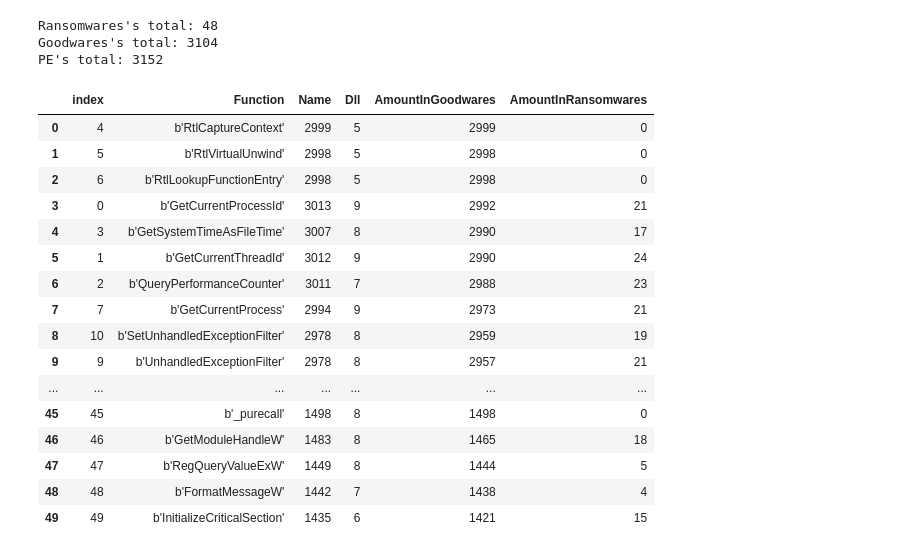
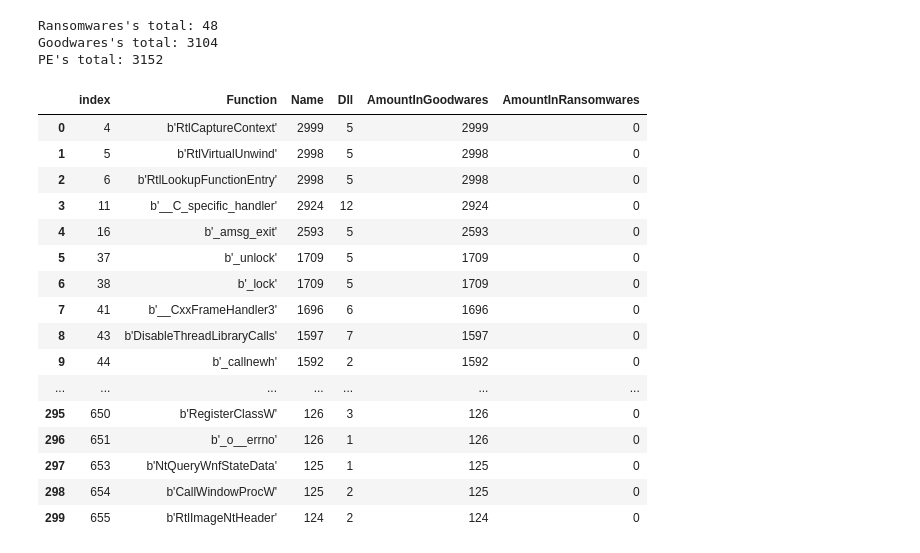
Before and after one commit to c2dc/nastyware, a Jupyter notebook: notebooks/static-attributes.ipynb, the cells around one changed output. Drawn from its saved outputs; the diff is of its cells as text; code cells hidden in the pictures.

```diff
--- a/notebooks/static-attributes.ipynb
+++ b/notebooks/static-attributes.ipynb
@@ -634,23 +634,24 @@ Goodwares's total: 3104
 PE's total: 3152
 # %%
 peFunctions = pd.read_csv("./peFunctions.csv")
-# peFunctions.sort_values(['AmountInRansomwares', 'AmountInGoodwares'], ascending=[False, True]).reset_index().head(50)
-peFunctions.sort_values(['AmountInGoodwares', 'AmountInRansomwares'], ascending=[False, True]).reset_index().head(50)
+# peFunctions.sort_values(['AmountInRansomwares', 'AmountInGoodwares'], ascending=[False, False]).reset_index().head(50)
+peFunctions.sort_values(['AmountInRansomwares', 'AmountInGoodwares'], ascending=[True, False]).reset_index().head(300)
+# peFunctions.sort_values(['AmountInGoodwares', 'AmountInRansomwares'], ascending=[False, True]).reset_index().head(50)
 # %% [output]
 |  | index | Function | Name | Dll | AmountInGoodwares | AmountInRansomwares |
 | 0 | 4 | b'RtlCaptureContext' | 2999 | 5 | 2999 | 0 |
 | 1 | 5 | b'RtlVirtualUnwind' | 2998 | 5 | 2998 | 0 |
 | 2 | 6 | b'RtlLookupFunctionEntry' | 2998 | 5 | 2998 | 0 |
-| 3 | 0 | b'GetCurrentProcessId' | 3013 | 9 | 2992 | 21 |
-| 4 | 3 | b'GetSystemTimeAsFileTime' | 3007 | 8 | 2990 | 17 |
-| 5 | 1 | b'GetCurrentThreadId' | 3012 | 9 | 2990 | 24 |
-| 6 | 2 | b'QueryPerformanceCounter' | 3011 | 7 | 2988 | 23 |
-| 7 | 7 | b'GetCurrentProcess' | 2994 | 9 | 2973 | 21 |
-| 8 | 10 | b'SetUnhandledExceptionFilter' | 2978 | 8 | 2959 | 19 |
-| 9 | 9 | b'UnhandledExceptionFilter' | 2978 | 8 | 2957 | 21 |
+| 3 | 11 | b'__C_specific_handler' | 2924 | 12 | 2924 | 0 |
+| 4 | 16 | b'_amsg_exit' | 2593 | 5 | 2593 | 0 |
+| 5 | 37 | b'_unlock' | 1709 | 5 | 1709 | 0 |
+| 6 | 38 | b'_lock' | 1709 | 5 | 1709 | 0 |
+| 7 | 41 | b'__CxxFrameHandler3' | 1696 | 6 | 1696 | 0 |
+| 8 | 43 | b'DisableThreadLibraryCalls' | 1597 | 7 | 1597 | 0 |
+| 9 | 44 | b'_callnewh' | 1592 | 2 | 1592 | 0 |
 | ... | ... | ... | ... | ... | ... | ... |
-| 45 | 45 | b'_purecall' | 1498 | 8 | 1498 | 0 |
-| 46 | 46 | b'GetModuleHandleW' | 1483 | 8 | 1465 | 18 |
-| 47 | 47 | b'RegQueryValueExW' | 1449 | 8 | 1444 | 5 |
-| 48 | 48 | b'FormatMessageW' | 1442 | 7 | 1438 | 4 |
-| 49 | 49 | b'InitializeCriticalSection' | 1435 | 6 | 1421 | 15 |
+| 295 | 650 | b'RegisterClassW' | 126 | 3 | 126 | 0 |
+| 296 | 651 | b'_o__errno' | 126 | 1 | 126 | 0 |
+| 297 | 653 | b'NtQueryWnfStateData' | 125 | 1 | 125 | 0 |
+| 298 | 654 | b'CallWindowProcW' | 125 | 2 | 125 | 0 |
+| 299 | 655 | b'RtlImageNtHeader' | 124 | 2 | 124 | 0 |
```
Also changed, not shown: parts of 2 cells of this notebook.
